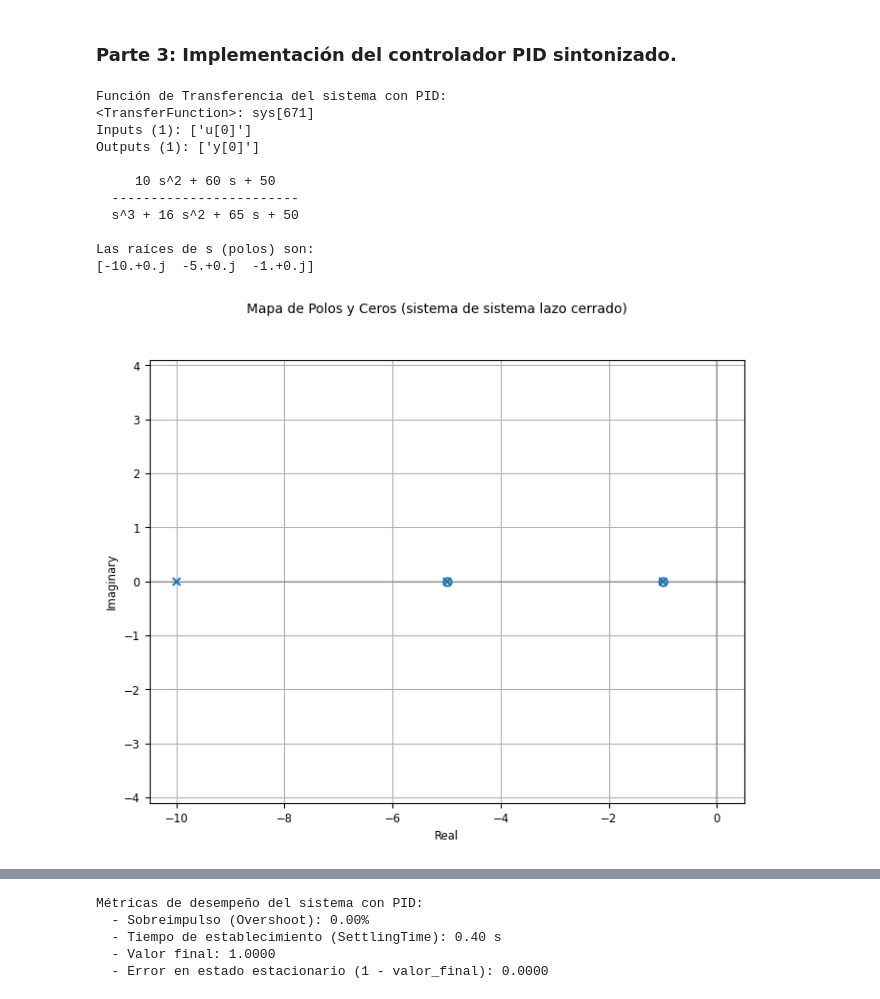
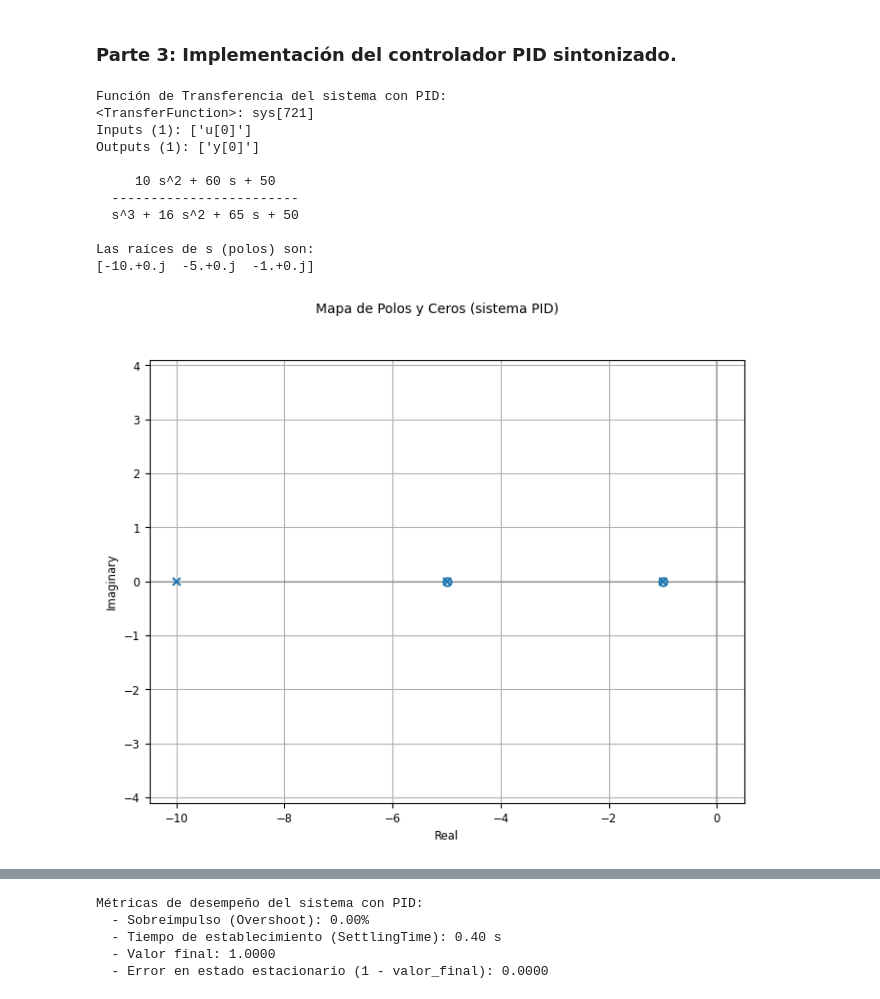
Before and after one commit to GiannyAlcantara01/control-clasico, a Jupyter notebook: Examenes/E_2_Controlador_PID.ipynb, the cells around one changed output, grey strips where cells are left out. Saved outputs shown, nothing was run; the diff lists cells and outputs as text; code cells hidden in the pictures.

```diff
--- a/Examenes/E_2_Controlador_PID.ipynb
+++ b/Examenes/E_2_Controlador_PID.ipynb
@@ -240,7 +247,7 @@ print(polos)
 
 # --- Visualización del Mapa de Polos y Ceros ---
 plt.figure(figsize=(8, 6))
-ct.pzmap(sistema_PID, title='Mapa de Polos y Ceros (sistema de sistema lazo cerrado)')
+ct.pzmap(sistema_PID, title='Mapa de Polos y Ceros (sistema PID)')
 plt.grid(True)
 plt.show()
 
@@ -250,35 +257,35 @@ plt.plot(t_base, y_base, label="Respuesta sin controlador (Base).", linestyle='-
 plt.plot(t_pid, y_pid, label=f"Controlador PID (Kp={Kp}, Ki={Ki}, Kd={Kd})", color='orange')
 plt.axhline(y=1, color="r", linestyle=":", label="Referencia.")
 
 plt.title("Comparativa: Sistema Base vs. Sistema PID")
 plt.xlabel("Tiempo (s)")
 plt.ylabel("Amplitud")
 plt.legend()
 plt.grid(True)
 plt.show()
 
 # --- Verificación de las métricas de desempeño ---
 print("Métricas de desempeño del sistema con PID:")
 info_PID = ct.step_info(sistema_PID, SettlingTimeThreshold=0.02)
 
 print(f"  - Sobreimpulso (Overshoot): {info_PID['Overshoot']:.2f}%")
 print(f"  - Tiempo de establecimiento (SettlingTime): {info_PID['SettlingTime']:.2f} s")
 valor_final = y_pid[-1]
 print(f"  - Valor final: {valor_final:.4f}")
 print(f"  - Error en estado estacionario (1 - valor_final): {1 - valor_final:.4f}")
 # %% [output]
 Función de Transferencia del sistema con PID:
-<TransferFunction>: sys[671]
+<TransferFunction>: sys[721]
 Inputs (1): ['u[0]']
 Outputs (1): ['y[0]']
 
      10 s^2 + 60 s + 50
   ------------------------
   s^3 + 16 s^2 + 65 s + 50
 
 Las raíces de s (polos) son:
 [-10.+0.j  -5.+0.j  -1.+0.j]
-[figure, old version]
+[figure, new version]
 [figure]
 Métricas de desempeño del sistema con PID:
   - Sobreimpulso (Overshoot): 0.00%
```
Also changed, not shown: parts of 3 cells of this notebook.
